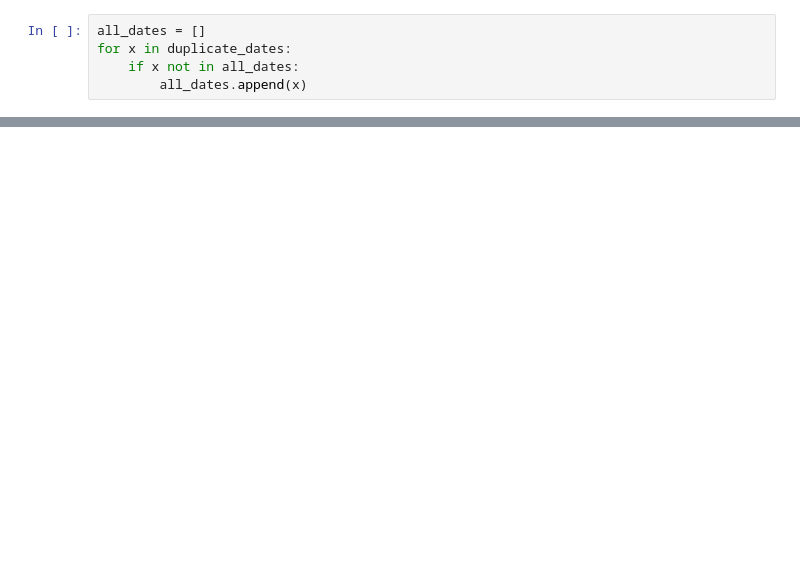
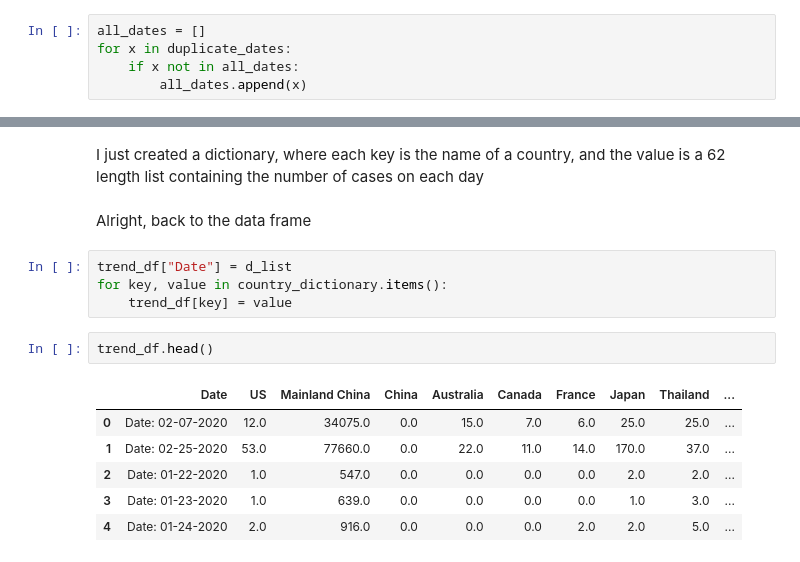
Before and after one commit to thedrowsywinger/Analyzing-COVID-19-Data, a Jupyter notebook: _notebooks/2020-02-23-Trends in Top Countries.ipynb, the cells around one changed output, grey strips where cells are left out. Cells and saved outputs as stored; diff of their text form; blank space fills up the shorter version.

```diff
--- a/_notebooks/2020-02-23-Trends in Top Countries.ipynb
+++ b/_notebooks/2020-02-23-Trends in Top Countries.ipynb
@@ -828,0 +299,17 @@ ax = plt.ylabel("Count")
+# %% [markdown]
+I just created a dictionary, where each key is the name of a country, and the value is a 62 length list containing the number of cases on each day
+# %% [markdown]
+Alright, back to the data frame
+# %%
+trend_df["Date"] = d_list
+for key, value in country_dictionary.items():
+    trend_df[key] = value
+# %%
+trend_df.head()
+# %% [output]
+|  | Date | US | Mainland China | China | Australia | Canada | France | Japan | Thailand | ... |
+| 0 | Date: 02-07-2020 | 12.0 | 34075.0 | 0.0 | 15.0 | 7.0 | 6.0 | 25.0 | 25.0 | ... |
+| 1 | Date: 02-25-2020 | 53.0 | 77660.0 | 0.0 | 22.0 | 11.0 | 14.0 | 170.0 | 37.0 | ... |
+| 2 | Date: 01-22-2020 | 1.0 | 547.0 | 0.0 | 0.0 | 0.0 | 0.0 | 2.0 | 2.0 | ... |
+| 3 | Date: 01-23-2020 | 1.0 | 639.0 | 0.0 | 0.0 | 0.0 | 0.0 | 1.0 | 3.0 | ... |
+| 4 | Date: 01-24-2020 | 2.0 | 916.0 | 0.0 | 0.0 | 0.0 | 2.0 | 2.0 | 5.0 | ... |
```
Also changed, not shown: parts of 114 cells of this notebook.
